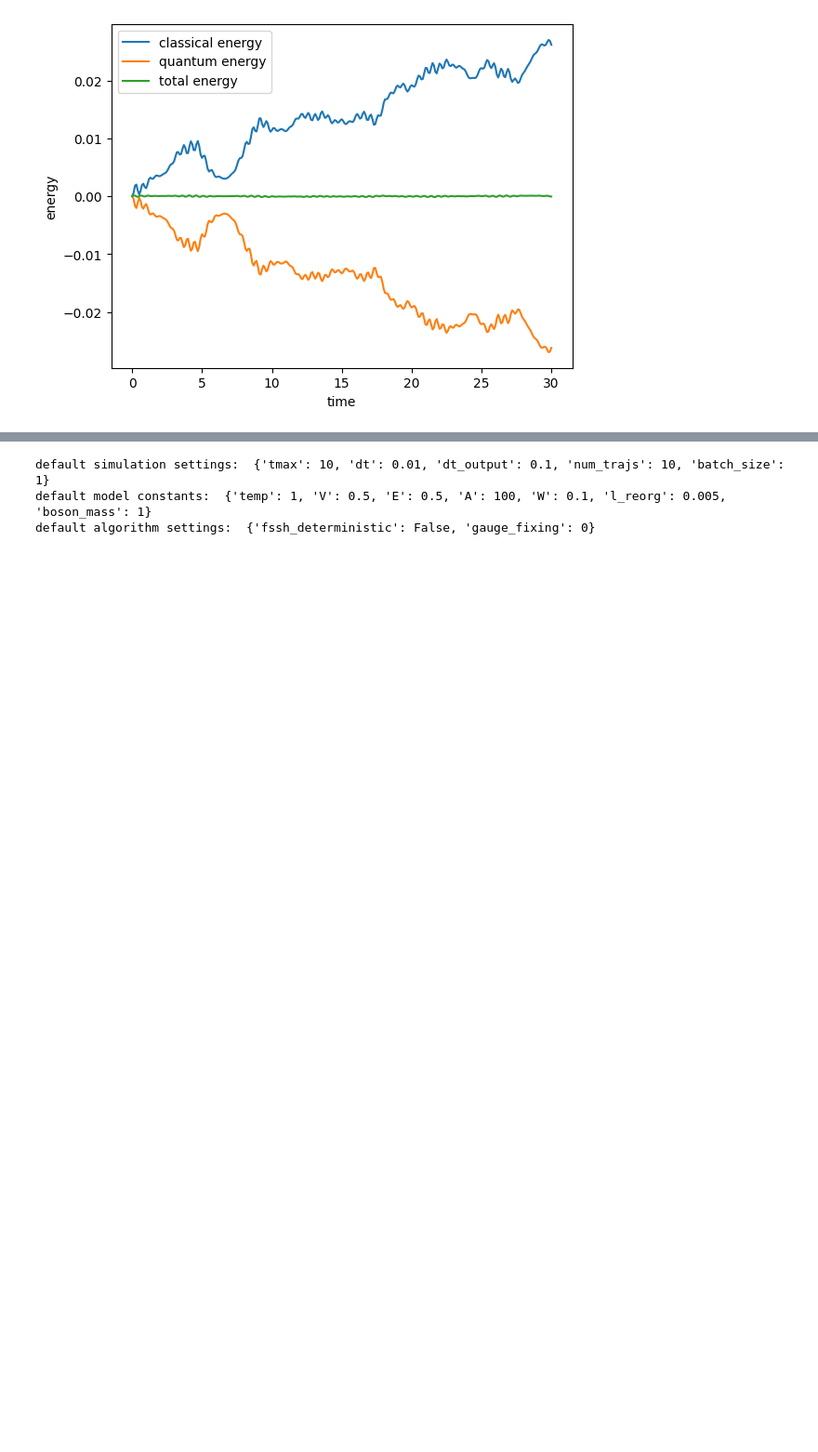
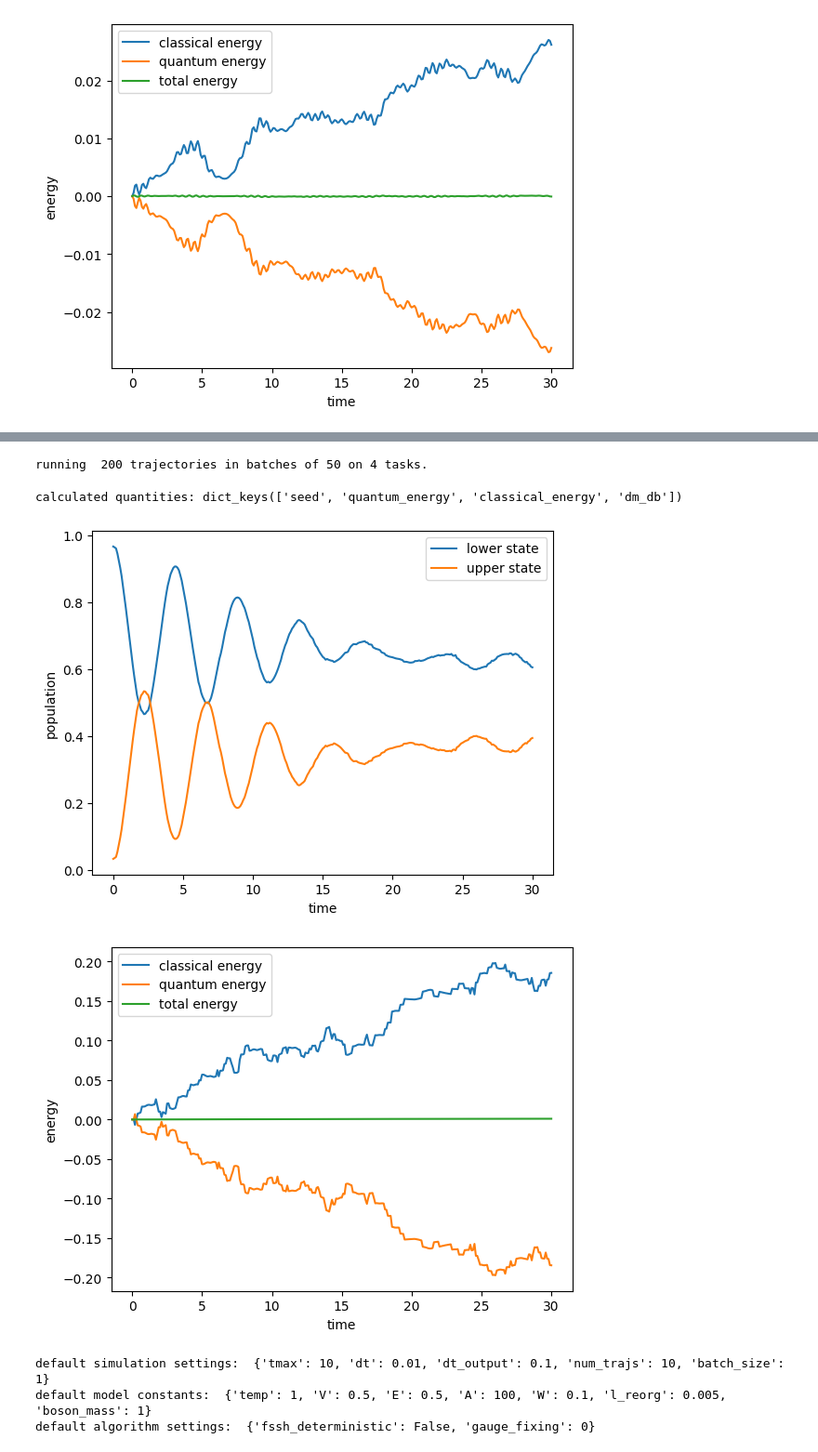
Before and after one commit to tempelaar-team/qclab-dev, a Jupyter notebook: examples/docs_example.ipynb, the cells around one changed output, grey strips where cells are left out. Shown at 93% size. Saved outputs shown, nothing was run; the diff lists cells and outputs as text; code cells hidden in the pictures; blank space fills up the shorter version.

```diff
--- a/examples/docs_example.ipynb
+++ b/examples/docs_example.ipynb
@@ -72,3 +94,35 @@ data = serial_driver(sim)
+# %%
+from qc_lab.dynamics import parallel_driver_multiprocessing
+
+data = parallel_driver_multiprocessing(sim, num_tasks=4)
+# %% [output]
+running  200 trajectories in batches of 50 on 4 tasks.
+# %%
+print('calculated quantities:', data.data_dic.keys())
+num_trajs = len(data.data_dic['seed'])
+classical_energy = data.data_dic['classical_energy']/num_trajs
+quantum_energy = data.data_dic['quantum_energy']/num_trajs
+populations = np.real(np.einsum('tii->ti', data.data_dic['dm_db']/num_trajs))
+time = sim.settings.tdat_output
+plt.plot(time, populations[:,0], label='lower state')
+plt.plot(time, populations[:,1], label='upper state')
+plt.xlabel('time')
+plt.ylabel('population')
+plt.legend()
+#plt.savefig('../docs/user_guide/quickstart/quickstart_populations_fssh.png')
+plt.show()
+plt.plot(time, classical_energy - classical_energy[0], label='classical energy')
+plt.plot(time, quantum_energy - quantum_energy[0], label='quantum energy')
+plt.plot(time, classical_energy + quantum_energy - classical_energy[0] - quantum_energy[0], label='total energy')
+plt.xlabel('time')
+plt.ylabel('energy')
+plt.legend()
+#plt.savefig('../docs/user_guide/quickstart/quickstart_energies_fssh.png')
+plt.show()
+# %% [output]
+calculated quantities: dict_keys(['seed', 'quantum_energy', 'classical_energy', 'dm_db'])
+[figure, added]
+[figure, added]
 # %%
 from qc_lab import Model
 import qc_lab.ingredients as ingredients
```
Also changed, not shown: parts of 2 cells of this notebook, 7 other files.
